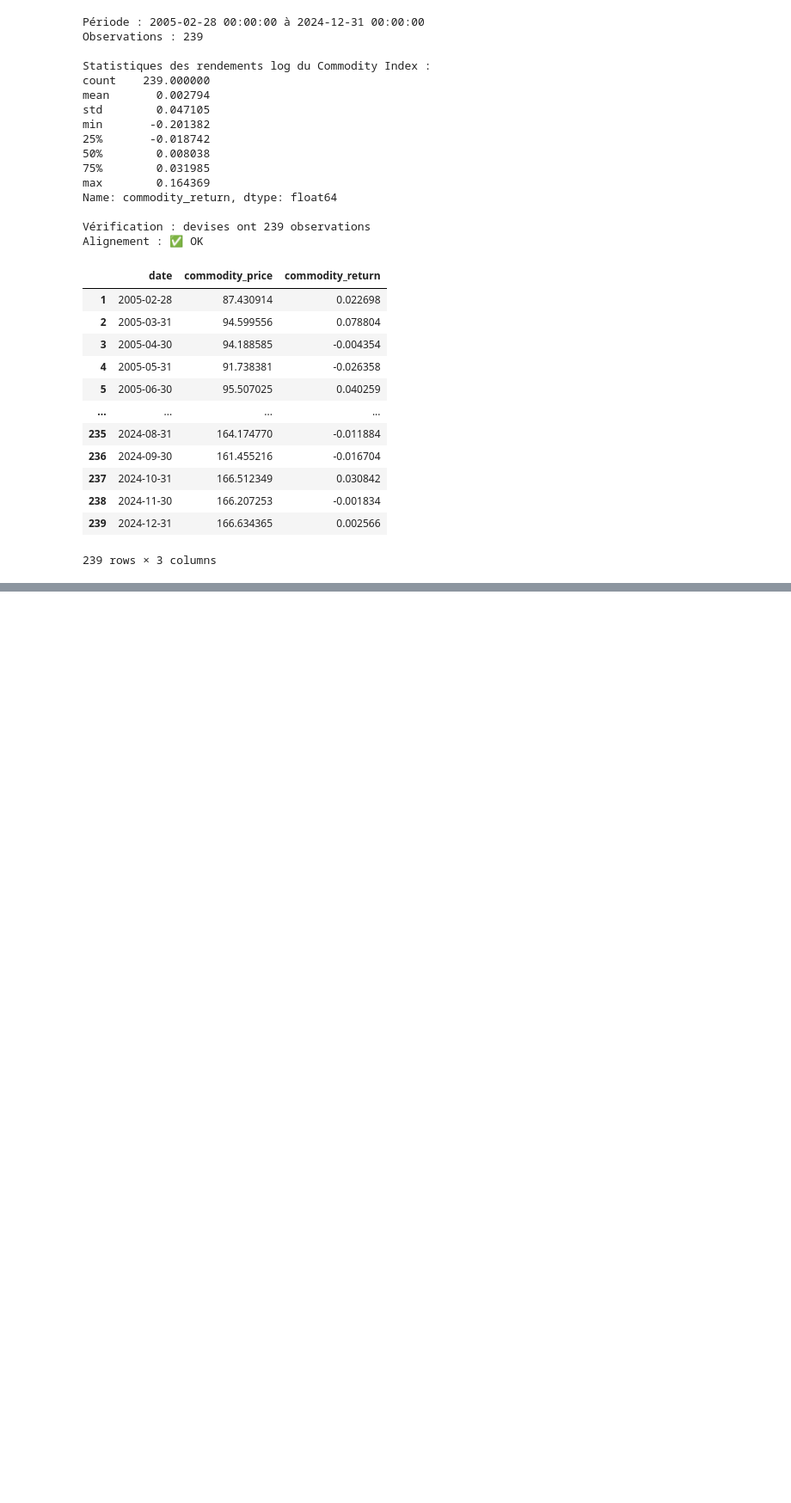
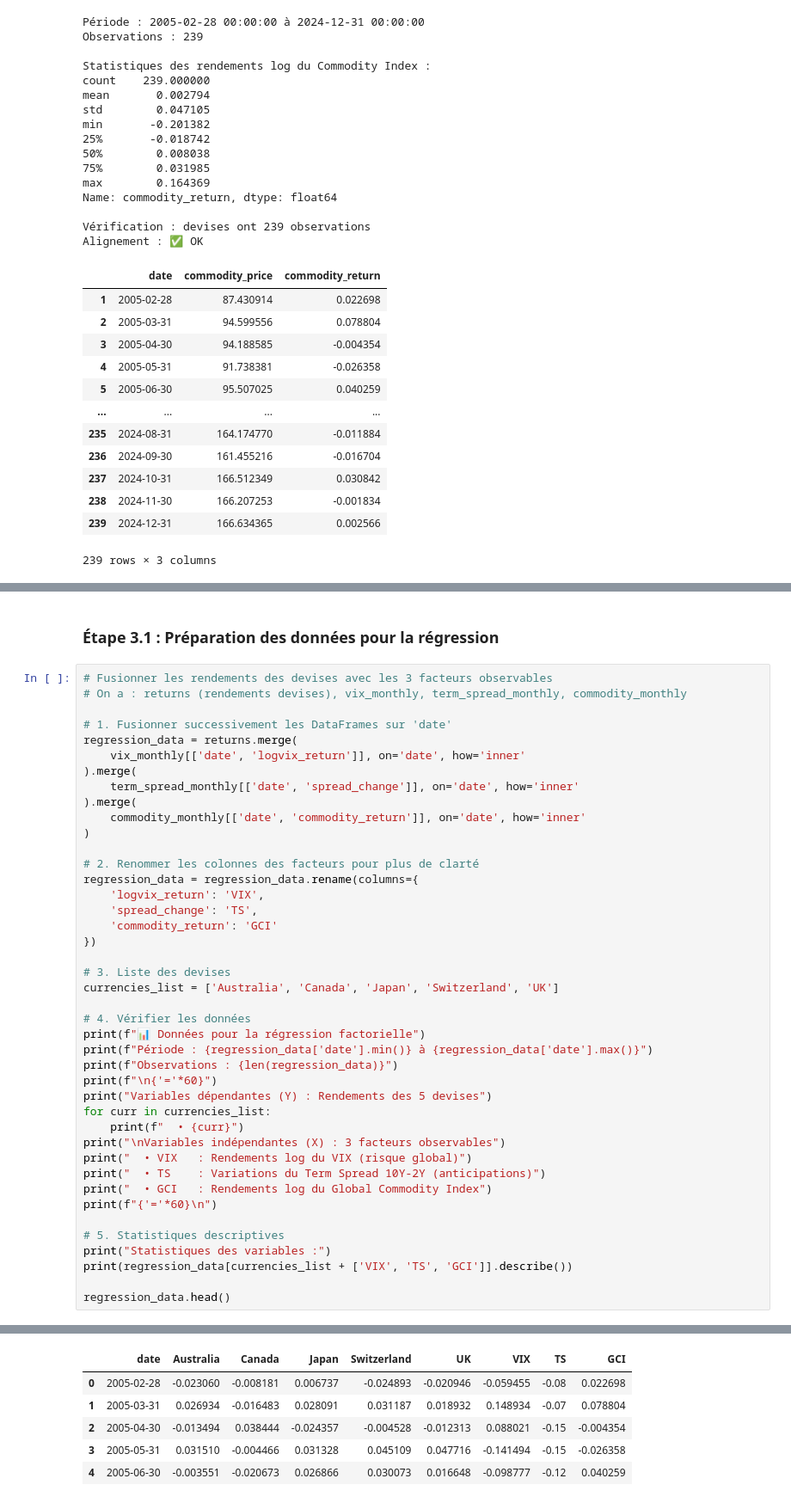
Before and after one commit to Lilas-Bertot/ETUDE-DE-CAS-2, a Jupyter notebook: Étude de cas 2.ipynb, the cells around one changed output, grey strips where cells are left out. Shown at 86% size. Saved outputs shown, nothing was run; the diff lists cells and outputs as text; blank space fills up the shorter version.

```diff
--- a/Étude de cas 2.ipynb
+++ b/Étude de cas 2.ipynb
@@ -1475,0 +1458,45 @@ else:
+# %% [markdown]
+### Étape 3.1 : Préparation des données pour la régression
+# %%
+# Fusionner les rendements des devises avec les 3 facteurs observables
+# On a : returns (rendements devises), vix_monthly, term_spread_monthly, commodity_monthly
+
+# 1. Fusionner successivement les DataFrames sur 'date'
+regression_data = returns.merge(
+    vix_monthly[['date', 'logvix_return']], on='date', how='inner'
+).merge(
+    term_spread_monthly[['date', 'spread_change']], on='date', how='inner'
+).merge(
+    commodity_monthly[['date', 'commodity_return']], on='date', how='inner'
+)
+
+# 2. Renommer les colonnes des facteurs pour plus de clarté
+regression_data = regression_data.rename(columns={
+    'logvix_return': 'VIX',
+    'spread_change': 'TS',
+    'commodity_return': 'GCI'
+})
+
+# 3. Liste des devises
+currencies_list = ['Australia', 'Canada', 'Japan', 'Switzerland', 'UK']
+
+# 4. Vérifier les données
+print(f"📊 Données pour la régression factorielle")
+print(f"Période : {regression_data['date'].min()} à {regression_data['date'].max()}")
+print(f"Observations : {len(regression_data)}")
+print(f"\n{'='*60}")
+print("Variables dépendantes (Y) : Rendements des 5 devises")
+for curr in currencies_list:
+    print(f"  • {curr}")
+print("\nVariables indépendantes (X) : 3 facteurs observables")
+print("  • VIX   : Rendements log du VIX (risque global)")
+print("  • TS    : Variations du Term Spread 10Y-2Y (anticipations)")
+print("  • GCI   : Rendements log du Global Commodity Index")
+print(f"{'='*60}\n")
+
+# 5. Statistiques descriptives
+print("Statistiques des variables :")
+print(regression_data[currencies_list + ['VIX', 'TS', 'GCI']].describe())
+
+regression_data.head()
+# %% [output]
@@ -1475,0 +1520,6 @@ else:
+|  | date | Australia | Canada | Japan | Switzerland | UK | VIX | TS | GCI |
+| 0 | 2005-02-28 | -0.023060 | -0.008181 | 0.006737 | -0.024893 | -0.020946 | -0.059455 | -0.08 | 0.022698 |
+| 1 | 2005-03-31 | 0.026934 | -0.016483 | 0.028091 | 0.031187 | 0.018932 | 0.148934 | -0.07 | 0.078804 |
+| 2 | 2005-04-30 | -0.013494 | 0.038444 | -0.024357 | -0.004528 | -0.012313 | 0.088021 | -0.15 | -0.004354 |
+| 3 | 2005-05-31 | 0.031510 | -0.004466 | 0.031328 | 0.045109 | 0.047716 | -0.141494 | -0.15 | -0.026358 |
+| 4 | 2005-06-30 | -0.003551 | -0.020673 | 0.026866 | 0.030073 | 0.016648 | -0.098777 | -0.12 | 0.040259 |
```
Also changed, not shown: parts of 36 cells of this notebook.
